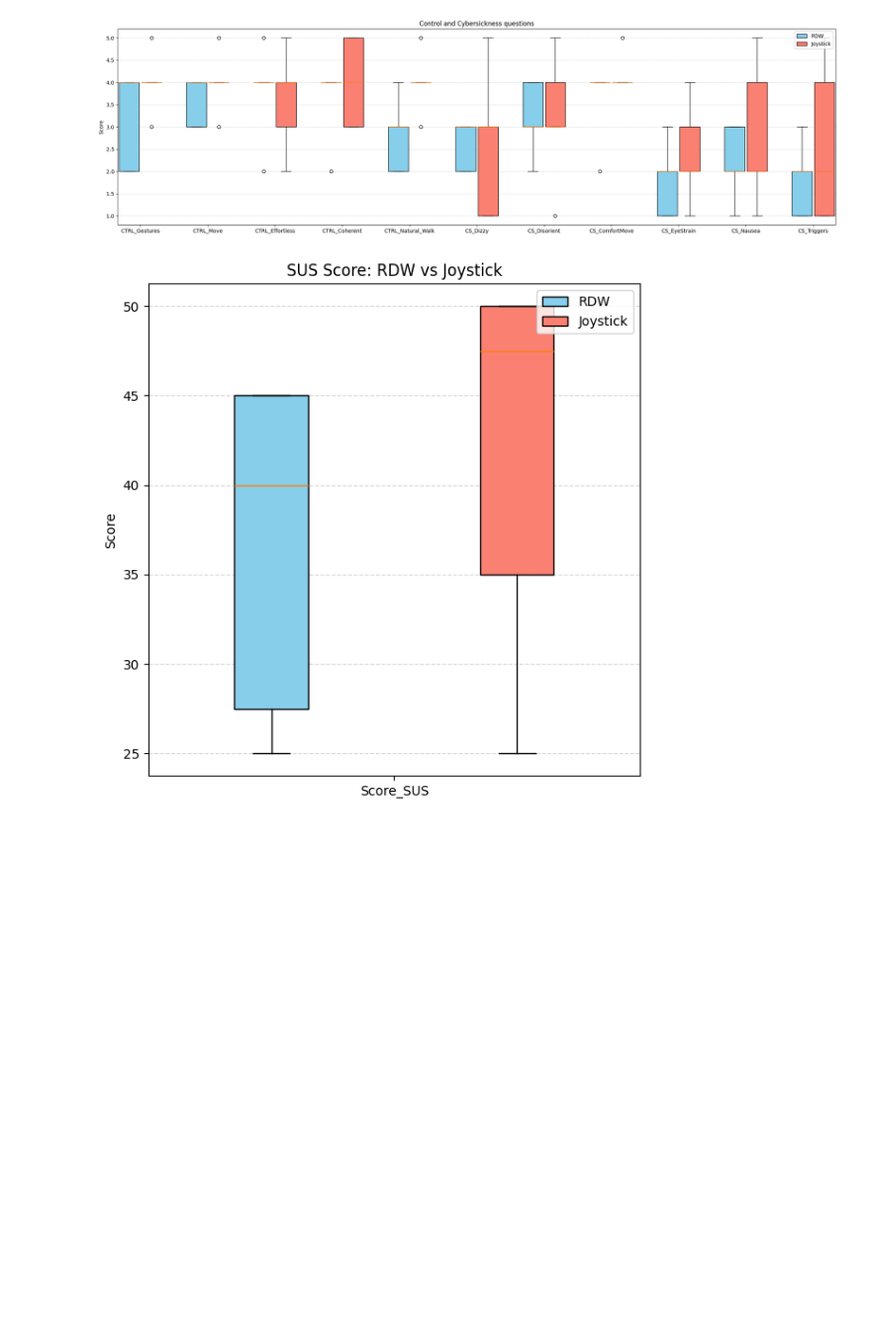
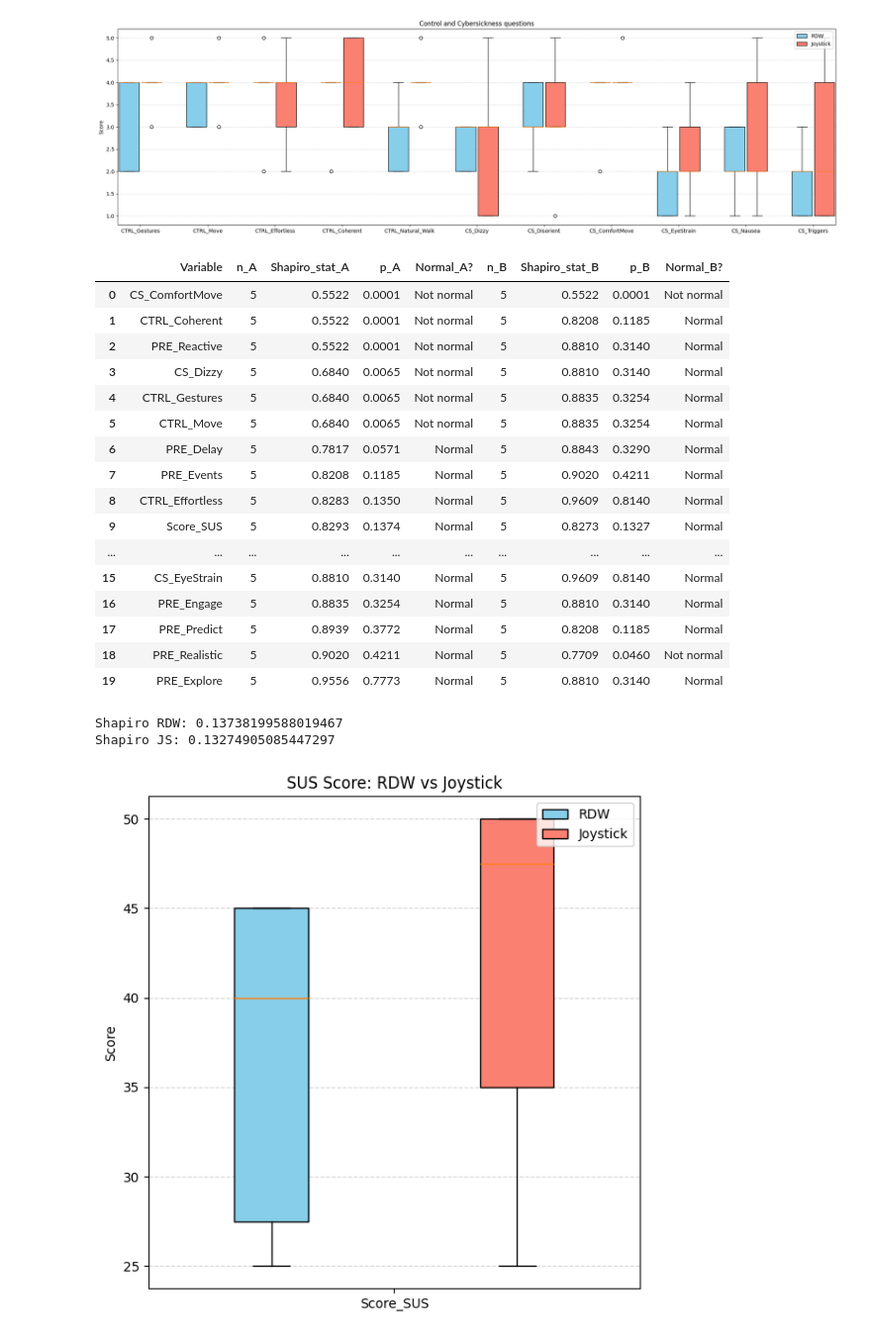
Before and after one commit to xuanuyenvu/mann-whitney-u-test-rdw, a Jupyter notebook: main.ipynb, the cells around one changed output. Shown at 99% size. Drawn from its saved outputs; the diff is of its cells as text; code cells hidden in the pictures; blank space fills up the shorter version.

Commit message:
shapiro

```diff
--- a/main.ipynb
+++ b/main.ipynb
@@ -142,6 +155,81 @@ sus_dataB = sus[sus["ID"].str.startswith("B")].drop(columns=["ID"])
 
 # print("RDW:\n", sus_dataA)
 # print("JS:\n", sus_dataB)
+# %%
+cols = dataA.columns.tolist()
+
+rows = []
+alpha = 0.05  # ngưỡng quyết định
+
+dataA["Score_SUS"] = sus_dataA["Score_SUS"].values
+dataB["Score_SUS"] = sus_dataB["Score_SUS"].values
+
+for col in cols:
+    # Lấy dữ liệu (loại NaN nếu có)
+    a = dataA[col].dropna().values
+    b = dataB[col].dropna().values
+
+    # Nếu kích thước quá nhỏ thì Shapiro có thể không đáng tin (but still computable for n>=3)
+    if len(a) < 3:
+        stat_a, p_a = np.nan, np.nan
+        note_a = "n<3"
+    else:
+        stat_a, p_a = shapiro(a)
+        note_a = "Normal" if p_a >= alpha else "Not normal"
+
+    if len(b) < 3:
+        stat_b, p_b = np.nan, np.nan
+        note_b = "n<3"
+    else:
+        stat_b, p_b = shapiro(b)
+        note_b = "Normal" if p_b >= alpha else "Not normal"
+
+    rows.append({
+        "Variable": col,
+        "n_A": len(a),
+        "Shapiro_stat_A": round(stat_a, 4) if not np.isnan(stat_a) else "",
+        "p_A": round(p_a, 4) if not np.isnan(p_a) else "",
+        "Normal_A?": note_a,
+        "n_B": len(b),
+        "Shapiro_stat_B": round(stat_b, 4) if not np.isnan(stat_b) else "",
+        "p_B": round(p_b, 4) if not np.isnan(p_b) else "",
+        "Normal_B?": note_b
+    })
+
+shapiro_df = pd.DataFrame(rows)
+# Sắp xếp cho dễ nhìn (ví dụ theo p_A nhỏ -> lớn)
+shapiro_df = shapiro_df.sort_values(by=["p_A","p_B"], na_position="last").reset_index(drop=True)
+
+# Hiển thị bảng
+shapiro_df
+# %% [output]
+|  | Variable | n_A | Shapiro_stat_A | p_A | Normal_A? | n_B | Shapiro_stat_B | p_B | Normal_B? |
+| 0 | CS_ComfortMove | 5 | 0.5522 | 0.0001 | Not normal | 5 | 0.5522 | 0.0001 | Not normal |
+| 1 | CTRL_Coherent | 5 | 0.5522 | 0.0001 | Not normal | 5 | 0.8208 | 0.1185 | Normal |
+| 2 | PRE_Reactive | 5 | 0.5522 | 0.0001 | Not normal | 5 | 0.8810 | 0.3140 | Normal |
+| 3 | CS_Dizzy | 5 | 0.6840 | 0.0065 | Not normal | 5 | 0.8810 | 0.3140 | Normal |
+| 4 | CTRL_Gestures | 5 | 0.6840 | 0.0065 | Not normal | 5 | 0.8835 | 0.3254 | Normal |
+| 5 | CTRL_Move | 5 | 0.6840 | 0.0065 | Not normal | 5 | 0.8835 | 0.3254 | Normal |
+| 6 | PRE_Delay | 5 | 0.7817 | 0.0571 | Normal | 5 | 0.8843 | 0.3290 | Normal |
+| 7 | PRE_Events | 5 | 0.8208 | 0.1185 | Normal | 5 | 0.9020 | 0.4211 | Normal |
+| 8 | CTRL_Effortless | 5 | 0.8283 | 0.1350 | Normal | 5 | 0.9609 | 0.8140 | Normal |
+| 9 | Score_SUS | 5 | 0.8293 | 0.1374 | Normal | 5 | 0.8273 | 0.1327 | Normal |
+| ... | ... | ... | ... | ... | ... | ... | ... | ... | ... |
+| 15 | CS_EyeStrain | 5 | 0.8810 | 0.3140 | Normal | 5 | 0.9609 | 0.8140 | Normal |
+| 16 | PRE_Engage | 5 | 0.8835 | 0.3254 | Normal | 5 | 0.8810 | 0.3140 | Normal |
+| 17 | PRE_Predict | 5 | 0.8939 | 0.3772 | Normal | 5 | 0.8208 | 0.1185 | Normal |
+| 18 | PRE_Realistic | 5 | 0.9020 | 0.4211 | Normal | 5 | 0.7709 | 0.0460 | Not normal |
+| 19 | PRE_Explore | 5 | 0.9556 | 0.7773 | Normal | 5 | 0.8810 | 0.3140 | Normal |
+# %%
+# desc_a = descriptives(sus_dataA)
+# desc_b = descriptives(sus_dataB)
+# print("RDW:", desc_a)
+# print("JS:", desc_b)
+print("Shapiro RDW - pvalue:", shapiro(sus_dataA).pvalue)
+print("Shapiro JS - pvalue:", shapiro(sus_dataB).pvalue)
+# %% [output]
+Shapiro RDW: 0.13738199588019467
+Shapiro JS: 0.13274905085447297
 # %%
 v_boxplot(
     sus_dataA,
```
Also changed, not shown: parts of 3 cells of this notebook.
